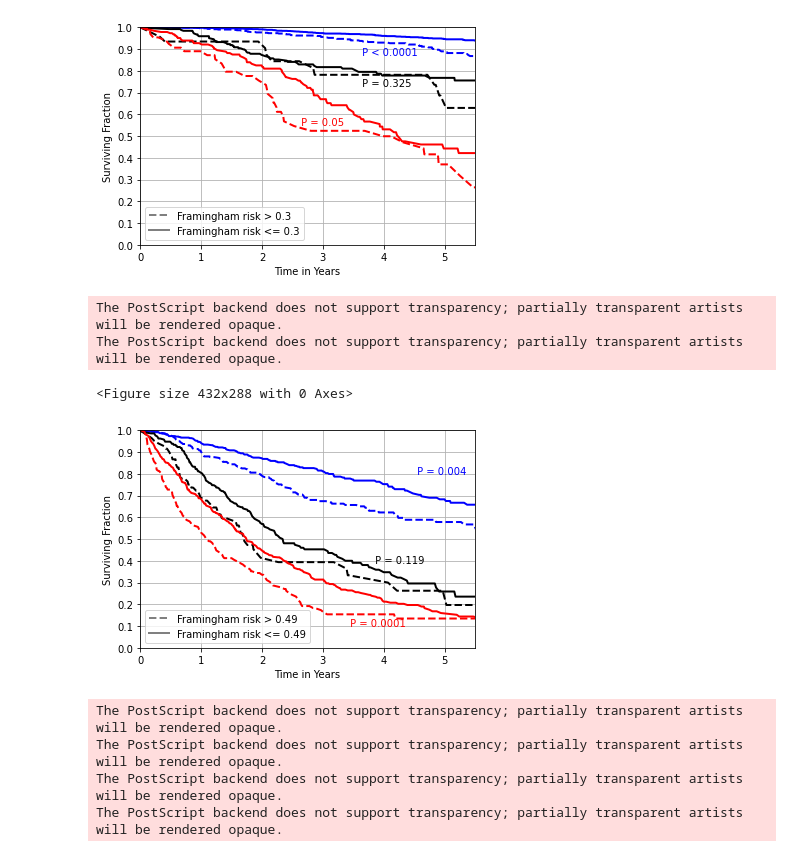
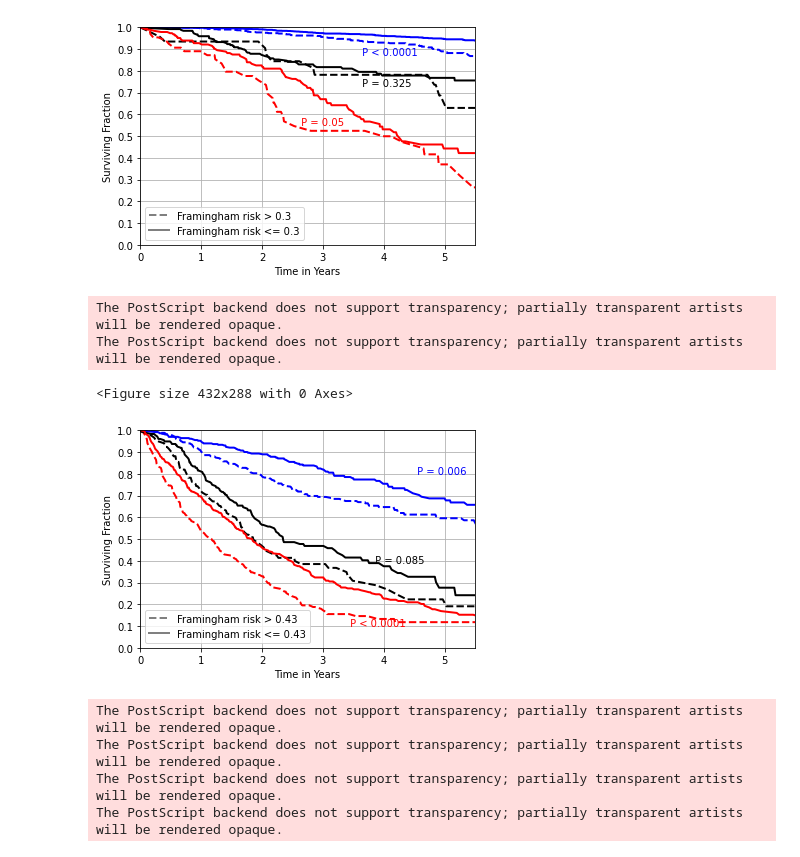
Before and after one commit to medomics/medomics_NatCancer, a Jupyter notebook: Figures/Figure_4/Kaplan-Meier-Figure4.ipynb, the cells around one changed output. Saved outputs shown, nothing was run; the diff lists cells and outputs as text; code cells hidden in the pictures.

```diff
--- a/Figures/Figure_4/Kaplan-Meier-Figure4.ipynb
+++ b/Figures/Figure_4/Kaplan-Meier-Figure4.ipynb
@@ -462,35 +464,37 @@ The PostScript backend does not support transparency; partially transparent arti
 # %%
 # C. Patient survival stratified by stage and for a computed Framingham risk score threshold of 0.43 (lung).
 
 df_Fig4_C_Lung = pd.read_csv('./Data/Fig4_C_Lung.csv', sep=',', converters={"stage":str}, encoding='iso-8859-1')
 strin_group = 'framingham_risk'
 
 ## Computing the boundary between two Framingham Risk groups using Kmeans.
 list_values = df_Fig4_C_Lung[~df_Fig4_C_Lung[strin_group].isnull()][strin_group].astype(float).tolist()
 X = np.array(list_values)
 X = X.reshape(-1, 1)
 kmeans = KMeans(n_clusters=2, random_state=0).fit(X)
 #plt.scatter(X,kmeans.labels_)
-max_0 = X[kmeans.labels_==0].max()
-min_1 = X[kmeans.labels_==1].min()
-risk_value = round(max_0+(min_1-max_0)/2, 2)
+max_0_min = X[kmeans.labels_==0].min()
+max_0_max = X[kmeans.labels_==0].max()
+min_1_min = X[kmeans.labels_==1].min()
+min_1_max = X[kmeans.labels_==1].max()
+risk_value = round(np.sort([max_0_min,max_0_max,min_1_min,min_1_max])[1:3].mean(), 2)
 string_eval_ = "']>"+str(risk_value)+")"
 string_eval2_ = "']<="+str(risk_value)+")"
 survival_plot_3G_2DF(df_string='df_Fig4_C_Lung',
                      string_eval="&(df_Fig4_C_Lung['"+strin_group+string_eval_,
                      label_string1='F. risk > '+str(risk_value)+" ",
                      df_string2='df_Fig4_C_Lung',
                      string_eval2="&(df_Fig4_C_Lung['"+strin_group+string_eval2_,
                      label_string2 = 'F. risk <= '+ str(risk_value)+" ",
                      title_string='Fig4_C_Lung_'+"framingham",
                      legend=False,
                      risk_value=risk_value,
                      lung=True)
 # %% [output]
 The PostScript backend does not support transparency; partially transparent artists will be rendered opaque.
 The PostScript backend does not support transparency; partially transparent artists will be rendered opaque.
 <Figure size 432x288 with 0 Axes>
-[figure, old version]
+[figure, new version]
 # %%
 #D. Patient survival stratified by stage for patients with current or previous history of tobacco usage.
 
```
Also changed, not shown: parts of 1 cell of this notebook.
